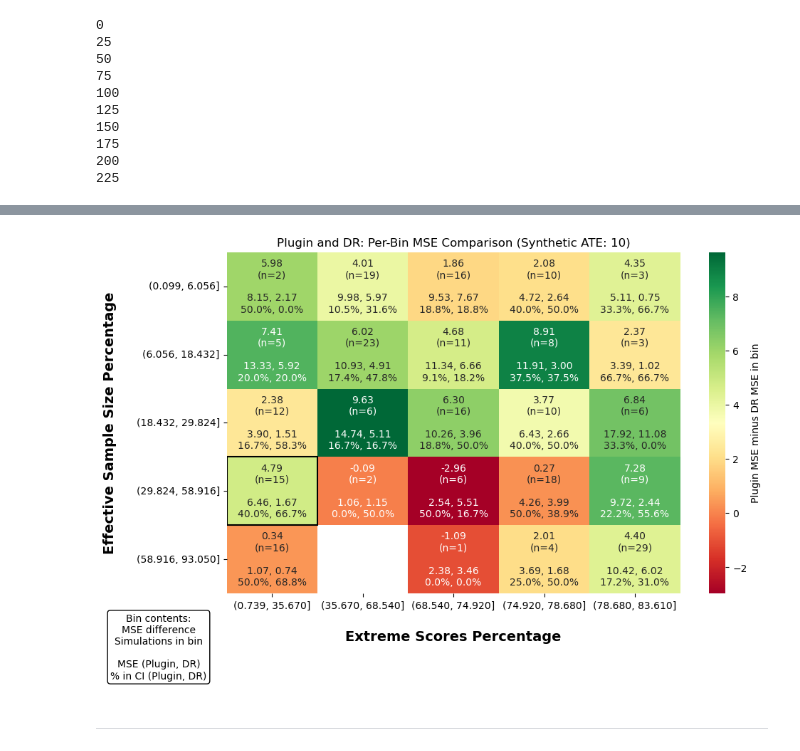
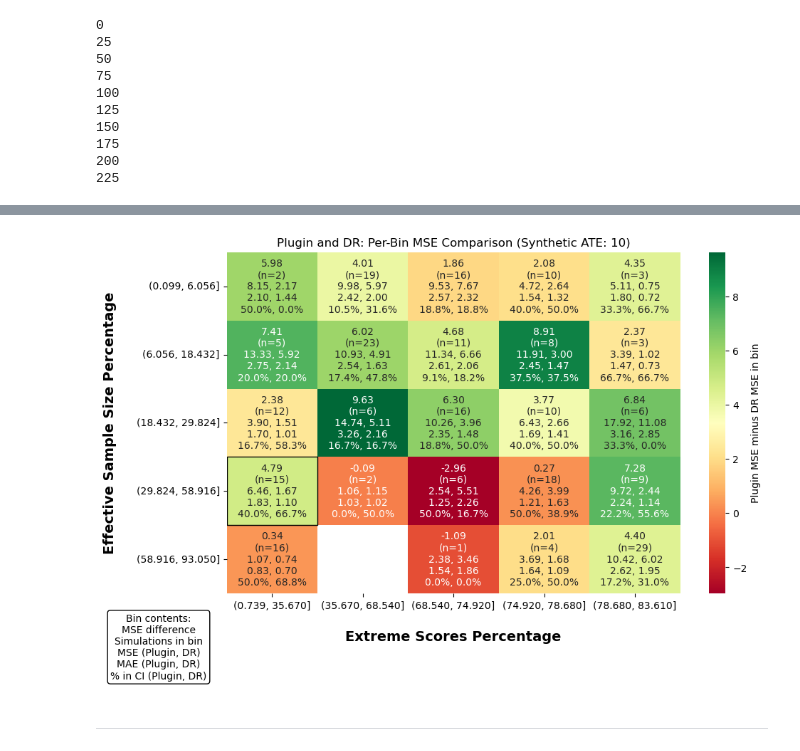
Before and after one commit to TresGes25/gg570_d200, a Jupyter notebook: analyses/analysis.ipynb, the cells around one changed output, grey strips where cells are left out. Drawn from its saved outputs; the diff is of its cells as text; code cells hidden in the pictures.

```diff
--- a/analyses/analysis.ipynb
+++ b/analyses/analysis.ipynb
@@ -426,5 +317,5 @@ Std: 6.93       Mean (treated): -0.15   Mean (control): 0.16
 # %%
-iterations_dict = synthetic_loop(df_scaled, covariate_cols, iterations, synthetic_ate)
+iterations_dict = synthetic_loop(df_scaled, covariate_cols, iterations, synthetic_ate, root)
 # %% [output]
 0
 25
@@ -436,6 +327,3 @@ iterations_dict = synthetic_loop(df_scaled, covariate_cols, iterations, syntheti
 175
 200
 225
-# %%
-extreme_scores_bins = pd.qcut(iterations_dict['extreme_scores'], q=5, duplicates='drop')
-ess_bins = pd.qcut(iterations_dict['ess'], q=5, duplicates='drop')
@@ -453,13 +329,0 @@ plugin_cis = np.array(iterations_dict['plugin_in_ci'])
-# %%
-"""
-extreme_scores_bins = pd.qcut(list(load_iter['extreme_scores']), q=5, duplicates='drop')
-ess_bins = pd.qcut(list(load_iter['ess']), q=5, duplicates='drop')
-extreme_scores_categories = extreme_scores_bins.categories
-ess_categories = ess_bins.categories
-true_extreme_bin = pd.cut([true_extreme_scores_perc], bins=extreme_scores_categories)[0]
-true_ess_bin = pd.cut([true_ess_perc], bins=ess_categories)[0]
-dr_estimates = np.array(load_iter['dr_estimates'])
-plugin_estimates = np.array(load_iter['plugin_estimates'])
-dr_cis = np.array(load_iter['dr_in_ci'])
-plugin_cis = np.array(load_iter['plugin_in_ci'])
-"""
@@ -467,0 +381,2 @@ plugin_cis = np.array(load_iter['plugin_in_ci'])
+# %%
+data_matrix, str_matrix, true_bin_i, true_bin_j, extreme_scores_categories, ess_categories = prepare_heatmap(iterations_dict, synthetic_ate, true_extreme_scores_perc, true_ess_perc)
@@ -468,10 +413,10 @@ plugin_cis = np.array(load_iter['plugin_in_ci'])
 # %%
-mean_matrix = np.zeros((len(ess_categories), len(extreme_scores_categories)))
+"""
+data_matrix = np.zeros((len(ess_categories), len(extreme_scores_categories)))
 str_matrix = np.empty((len(ess_categories), len(extreme_scores_categories)), dtype=object)
 
 for i, ess_cat in enumerate(ess_categories):
     for j, extreme_scores_cat in enumerate(extreme_scores_categories):
-        data_true_bin = ''
         if ess_cat == true_ess_bin and extreme_scores_cat == true_extreme_bin:
             true_bin_i, true_bin_j = i, j
 
@@ -482,38 +427,45 @@ for i, ess_cat in enumerate(ess_categories):
             dr_bias = dr_estimates[indices].mean() - synthetic_ate
             dr_var = dr_estimates[indices].var(ddof=0)
             dr_mse = dr_bias**2 + dr_var
+            dr_mae = np.mean(np.abs(dr_estimates[indices] - synthetic_ate))
+
             plugin_bias = plugin_estimates[indices].mean() - synthetic_ate
             plugin_var = plugin_estimates[indices].var(ddof=0)
             plugin_mse = plugin_bias**2 + plugin_var
+            plugin_mae = np.mean(np.abs(plugin_estimates[indices] - synthetic_ate))
+
             plugin_mse_minus_dr_mse = plugin_mse - dr_mse
+
             dr_perc_in_ci = dr_cis[indices].mean() * 100
             plugin_perc_in_ci = plugin_cis[indices].mean() * 100
-            mean_matrix[i, j] = plugin_mse_minus_dr_mse
-            str_matrix[i, j] = f"{plugin_mse_minus_dr_mse:.2f}\n(n={len(indices)})\n\n{plugin_mse:.2f}, {dr_mse:.2f}\n{plugin_perc_in_ci:.1f}%, {dr_perc_in_ci:.1f}%"
+
+            data_matrix[i, j] = plugin_mse_minus_dr_mse
+            str_matrix[i, j] = f"{plugin_mse_minus_dr_mse:.2f}\n(n={len(indices)})\n{plugin_mse:.2f}, {dr_mse:.2f}\n{plugin_mae:.2f}, {dr_mae:.2f}\n{plugin_perc_in_ci:.1f}%, {dr_perc_in_ci:.1f}%"
         else:
-            mean_matrix[i, j] = np.nan
+            data_matrix[i, j] = np.nan
             str_matrix[i, j] = np.nan
 
 fig, ax = plt.subplots(figsize=(10, 6))
-sns.heatmap(mean_matrix, annot=str_matrix, annot_kws={'size': 10}, fmt='', cmap='RdYlGn',
+sns.heatmap(data_matrix, annot=str_matrix, annot_kws={'size': 10}, fmt='', cmap='RdYlGn',
             xticklabels=[f"({interval.left:.3f}, {interval.right:.3f}]" for interval in extreme_scores_categories],
             yticklabels=[f"({interval.left:.3f}, {interval.right:.3f}]" for interval in ess_categories],
             cbar_kws={'label': 'Plugin MSE minus DR MSE in bin'},
             ax=ax)
 
 if true_bin_i is not None and true_bin_j is not None:
-    true_bin_edge = Rectangle((true_bin_j, true_bin_i), 1, 1, fill=False, edgecolor='black', linewidth=1.5)
+    true_bin_edge = Rectangle((true_bin_j, true_bin_i), 1, 1, fill=False, edgecolor='black', linewidth=1)
     ax.add_patch(true_bin_edge)
 
 ax.set_xlabel('\nExtreme Scores Percentage', fontweight='bold', fontsize=14)
 ax.set_ylabel('Effective Sample Size Percentage\n', fontweight='bold', fontsize=14)
 ax.set_title(f'Plugin and DR: Per-Bin MSE Comparison (Synthetic ATE: {synthetic_ate})')
 
-legend_text = "Bin contents:\nMSE difference\nSimulations in bin\n\nMSE (Plugin, DR)\n% in CI (Plugin, DR)"
+legend_text = "Bin contents:\nMSE difference\nSimulations in bin\nMSE (Plugin, DR)\nMAE (Plugin, DR)\n% in CI (Plugin, DR)"
 plt.figtext(-0.15, -0.25, legend_text, transform=ax.transAxes, fontsize=10,
         bbox=dict(boxstyle='round', facecolor='white'), horizontalalignment='center')
 
 plt.tight_layout()
 plt.show()
+"""
 # %% [output]
-[figure, old version]
+[figure, new version]
```
Also changed, not shown: parts of 47 cells of this notebook, 9 other files.
